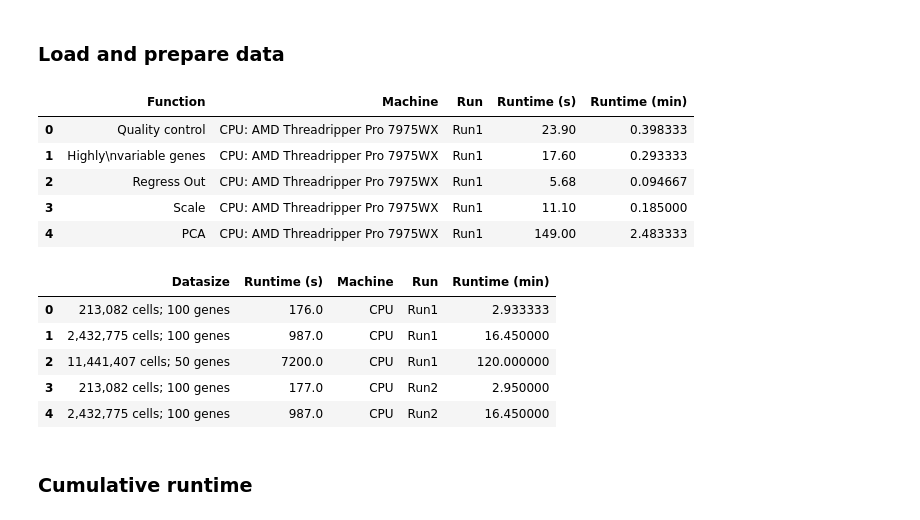
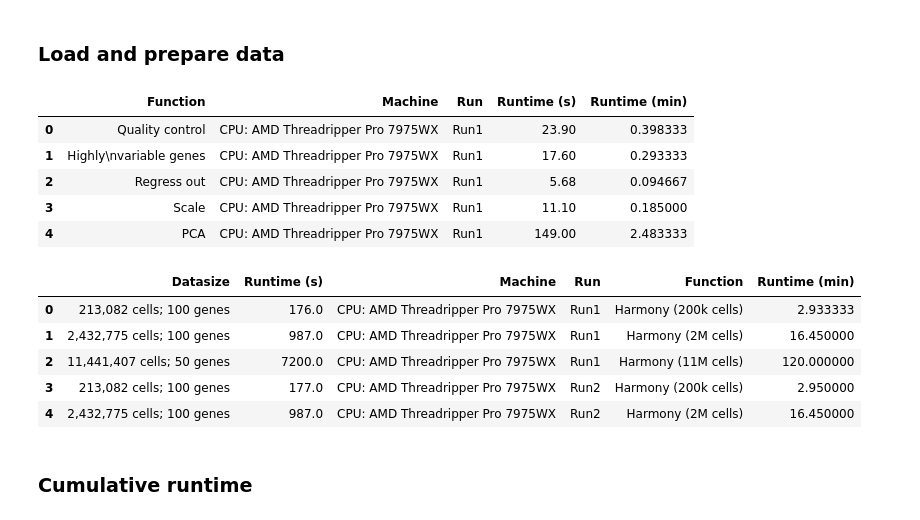
Before and after one commit to theislab/rapids_singlecell-reproducibility, a Jupyter notebook: benchmarks/speed/runtime_plots.ipynb, the cells around one changed output. Cells and saved outputs as stored; diff of their text form; code cells hidden in the pictures.

```diff
--- a/benchmarks/speed/runtime_plots.ipynb
+++ b/benchmarks/speed/runtime_plots.ipynb
@@ -60,12 +60,15 @@ df_melted = df_melted[["Function", "Machine", "Run", "Runtime"]]
 df_melted = df_melted.rename(columns={"Runtime": "Runtime (s)"})
 df_melted["Runtime (min)"] = df_melted["Runtime (s)"] / 60
 
+# Remove leidenalg Leiden clustering, we will just show Leiden clustering with iGraph
+df_melted = df_melted[df_melted["Function"] != "Leiden"]
 df_melted["Function"] = df_melted["Function"].replace({
     "QC": "Quality control",
     "HVG (Seuratv3)": "Highly\nvariable genes",
+    "Regress Out": "Regress out",
     "scale": "Scale",
-    "Leiden": "Leiden clustering",
     "Diffusion Map": "Diffusion map",
+    "IGraph": "Leiden clustering",
 })
 
 machine_order = list(color_palette.keys())
@@ -76,35 +79,37 @@ df_melted.head(5)
 |  | Function | Machine | Run | Runtime (s) | Runtime (min) |
 | 0 | Quality control | CPU: AMD Threadripper Pro 7975WX | Run1 | 23.90 | 0.398333 |
 | 1 | Highly\nvariable genes | CPU: AMD Threadripper Pro 7975WX | Run1 | 17.60 | 0.293333 |
-| 2 | Regress Out | CPU: AMD Threadripper Pro 7975WX | Run1 | 5.68 | 0.094667 |
+| 2 | Regress out | CPU: AMD Threadripper Pro 7975WX | Run1 | 5.68 | 0.094667 |
 | 3 | Scale | CPU: AMD Threadripper Pro 7975WX | Run1 | 11.10 | 0.185000 |
 | 4 | PCA | CPU: AMD Threadripper Pro 7975WX | Run1 | 149.00 | 2.483333 |
 # %%
 df_harmony = pd.read_csv("data/runtime_harmony.csv")
-
-def format_datasize(x):
-    genes, cells = x.strip("()").split(",")
-    return f"{int(genes):,} cells; {int(cells):,} genes"
-
-df_harmony["Datasize"] = df_harmony["Datasize"].apply(format_datasize)
 
 # Select only Run1, Run2, Run3 columns (exclude Mean and Speedup columns)
 run_columns = [col for col in df_harmony.columns if col.endswith("- Run1") or col.endswith("- Run2") or col.endswith("- Run3")]
 df_harmony_runs = df_harmony[["Datasize"] + run_columns].copy()
 
 column_mapping = create_column_mapping(run_columns)
 df_harmony_melted = melt_runtime_dataframe(df_harmony_runs, run_columns, "Datasize", column_mapping, runtime_col_name="Runtime (s)")
 
+size_dict = {213_082: "200k", 2_432_775: "2M", 11_441_407: "11M"}
+def format_datasize(x):
+    cells, genes = x.strip("()").split(",")
+    datasize = f"{int(cells):,} cells; {int(genes):,} genes"
+    function = f"Harmony ({size_dict[int(cells)]} cells)"
+    return datasize, function
+df_harmony_melted["Datasize"], df_harmony_melted["Function"] = zip(*df_harmony_melted["Datasize"].apply(format_datasize))
+
 df_harmony_melted["Runtime (min)"] = df_harmony_melted["Runtime (s)"].astype(float) / 60
 
 df_harmony_melted.head(5)
 # %% [output]
-|  | Datasize | Runtime (s) | Machine | Run | Runtime (min) |
-| 0 | 213,082 cells; 100 genes | 176.0 | CPU | Run1 | 2.933333 |
-| 1 | 2,432,775 cells; 100 genes | 987.0 | CPU | Run1 | 16.450000 |
-| 2 | 11,441,407 cells; 50 genes | 7200.0 | CPU | Run1 | 120.000000 |
-| 3 | 213,082 cells; 100 genes | 177.0 | CPU | Run2 | 2.950000 |
-| 4 | 2,432,775 cells; 100 genes | 987.0 | CPU | Run2 | 16.450000 |
+|  | Datasize | Runtime (s) | Machine | Run | Function | Runtime (min) |
+| 0 | 213,082 cells; 100 genes | 176.0 | CPU: AMD Threadripper Pro 7975WX | Run1 | Harmony (200k cells) | 2.933333 |
+| 1 | 2,432,775 cells; 100 genes | 987.0 | CPU: AMD Threadripper Pro 7975WX | Run1 | Harmony (2M cells) | 16.450000 |
+| 2 | 11,441,407 cells; 50 genes | 7200.0 | CPU: AMD Threadripper Pro 7975WX | Run1 | Harmony (11M cells) | 120.000000 |
+| 3 | 213,082 cells; 100 genes | 177.0 | CPU: AMD Threadripper Pro 7975WX | Run2 | Harmony (200k cells) | 2.950000 |
+| 4 | 2,432,775 cells; 100 genes | 987.0 | CPU: AMD Threadripper Pro 7975WX | Run2 | Harmony (2M cells) | 16.450000 |
 # %% [markdown]
 ### Cumulative runtime
 # %%
```
Also changed, not shown: parts of 5 cells of this notebook, 5 other files.
